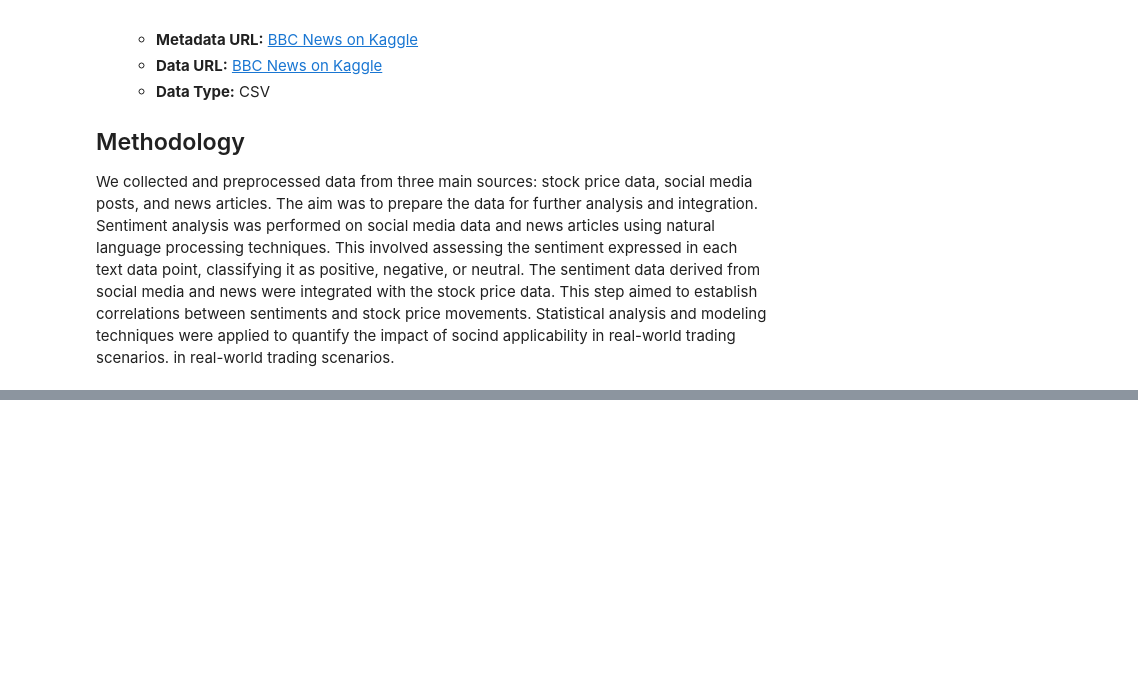
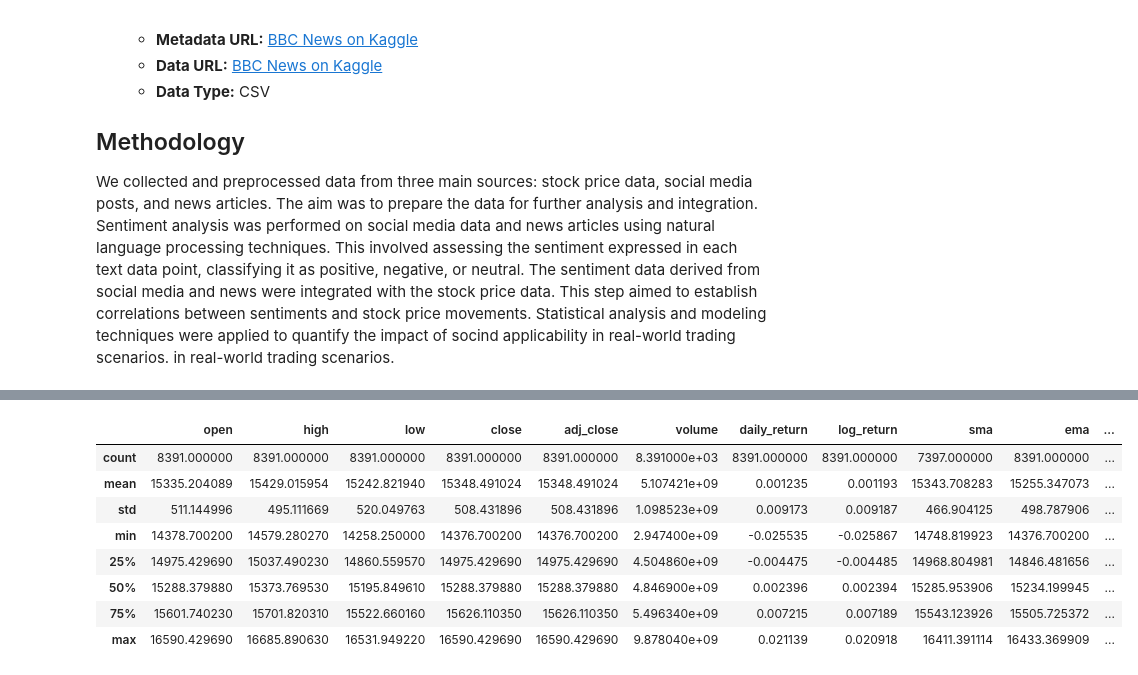
Before and after one commit to mohdahmedasif/made-template, a Jupyter notebook: project/project.ipynb, the cells around one changed output, grey strips where cells are left out. Cells and saved outputs as stored; diff of their text form; code cells hidden in the pictures; blank space fills up the shorter version.

```diff
--- a/project/project.ipynb
+++ b/project/project.ipynb
@@ -45,0 +152,55 @@ UsageError: Line magic function `%` not found.
+# %%
+# Calculating new data columns for Stock analysis
+
+# Daily Returns
+stock_data['daily_return'] = stock_data['close'].pct_change().fillna(0)
+
+# Log Returns
+stock_data['log_return'] = (
+    (stock_data['close'] / stock_data['close'].shift(1))
+    .apply(lambda x: 0 if pd.isna(x) else np.log(x))
+)
+
+# Moving Averages
+window = 10  # You can adjust the window size as needed
+stock_data['sma'] = stock_data['close'].rolling(window=window).mean()
+stock_data['ema'] = stock_data['close'].ewm(span=window, adjust=False).mean()
+
+# Relative Strength Index (RSI)
+rsi_window = 14  # You can adjust the window size as needed
+delta = stock_data['close'].diff(1)
+gain = delta.where(delta > 0, 0)
+loss = -delta.where(delta < 0, 0)
+avg_gain = gain.rolling(window=rsi_window).mean()
+avg_loss = loss.rolling(window=rsi_window).mean()
+rs = avg_gain / avg_loss
+stock_data['rsi'] = 100 - (100 / (1 + rs))
+
+# Moving Average Convergence Divergence (MACD)
+short_window = 12
+long_window = 26
+signal_window = 9
+stock_data['short_ma'] = stock_data['close'].ewm(span=short_window, adjust=False).mean()
+stock_data['long_ma'] = stock_data['close'].ewm(span=long_window, adjust=False).mean()
+stock_data['macd'] = stock_data['short_ma'] - stock_data['long_ma']
+stock_data['signal_line'] = stock_data['macd'].ewm(span=signal_window, adjust=False).mean()
+stock_data['macd_histogram'] = stock_data['macd'] - stock_data['signal_line']
+
+merged_data = pd.merge(stock_data, news_data, on='date', how='inner')
+
+# Aggregate sentiment scores by date
+aggregated_sentiment = merged_data.groupby('date')['sentiment_compound'].mean().reset_index()
+merged_data = pd.merge(merged_data, aggregated_sentiment, on='date', how='inner', suffixes=('', '_aggr'))
+
+# Display the updated DataFrame
+display(HTML(merged_data.describe().to_html()))
+# %% [output]
+|  | open | high | low | close | adj_close | volume | daily_return | log_return | sma | ema | ... |
+| count | 8391.000000 | 8391.000000 | 8391.000000 | 8391.000000 | 8391.000000 | 8.391000e+03 | 8391.000000 | 8391.000000 | 7397.000000 | 8391.000000 | ... |
+| mean | 15335.204089 | 15429.015954 | 15242.821940 | 15348.491024 | 15348.491024 | 5.107421e+09 | 0.001235 | 0.001193 | 15343.708283 | 15255.347073 | ... |
+| std | 511.144996 | 495.111669 | 520.049763 | 508.431896 | 508.431896 | 1.098523e+09 | 0.009173 | 0.009187 | 466.904125 | 498.787906 | ... |
+| min | 14378.700200 | 14579.280270 | 14258.250000 | 14376.700200 | 14376.700200 | 2.947400e+09 | -0.025535 | -0.025867 | 14748.819923 | 14376.700200 | ... |
+| 25% | 14975.429690 | 15037.490230 | 14860.559570 | 14975.429690 | 14975.429690 | 4.504860e+09 | -0.004475 | -0.004485 | 14968.804981 | 14846.481656 | ... |
+| 50% | 15288.379880 | 15373.769530 | 15195.849610 | 15288.379880 | 15288.379880 | 4.846900e+09 | 0.002396 | 0.002394 | 15285.953906 | 15234.199945 | ... |
+| 75% | 15601.740230 | 15701.820310 | 15522.660160 | 15626.110350 | 15626.110350 | 5.496340e+09 | 0.007215 | 0.007189 | 15543.123926 | 15505.725372 | ... |
+| max | 16590.429690 | 16685.890630 | 16531.949220 | 16590.429690 | 16590.429690 | 9.878040e+09 | 0.021139 | 0.020918 | 16411.391114 | 16433.369909 | ... |
```
Also changed, not shown: parts of 18 cells of this notebook.
